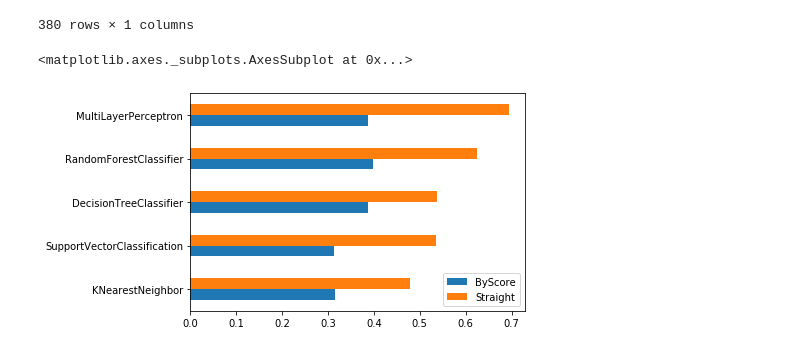
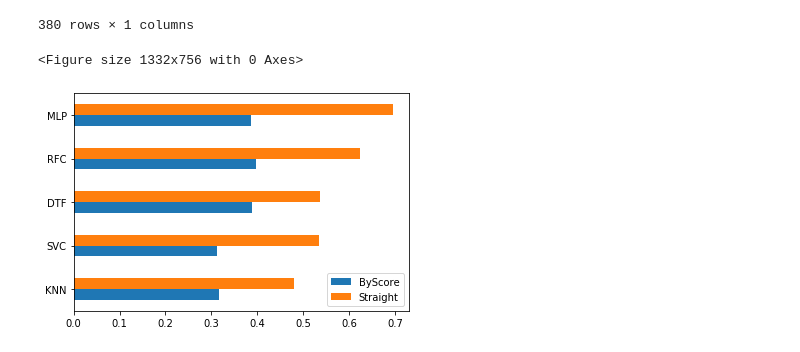
Before and after one commit to leppsalujyrgen/Entropy-of-Football-Statistics, a Jupyter notebook: Data Modelling/statistics-classifiers.ipynb, the cells around one changed output. Cells and saved outputs as stored; diff of their text form; code cells hidden in the pictures.

```diff
--- a/Data Modelling/statistics-classifiers.ipynb
+++ b/Data Modelling/statistics-classifiers.ipynb
@@ -334,17 +334,20 @@ def percent(predictions, labels):
 
 second = [percent(KNNpredicted, testlabels), percent(SVCpredicted, testlabels), percent(DTCpredicted, testlabels), percent(RFCpredicted, testlabels), percent(MLPpredicted, testlabels)]
 # %%
-classifiers = ["KNearestNeighbor", "SupportVectorClassification", "DecisionTreeClassifier", "RandomForestClassifier", "MultiLayerPerceptron"]
+classifiers = ["KNN", "SVC", "DTF", "RFC", "MLP"]
 
 # Convert data to pandas DataFrame.
 df = pd.DataFrame({"ByScore": first, "Straight": second}, index=classifiers)
 
 # Plot.
+fig = plt.gcf()
+fig.set_size_inches(18.5, 10.5)
 pd.concat(
     [df["ByScore"], df["Straight"]],
     axis=1).plot.barh()
+plt.savefig("classifier.png")
 # %% [output]
-<matplotlib.axes._subplots.AxesSubplot at 0x...>
+<Figure size 1332x756 with 0 Axes>
-[figure, old version]
+[figure, new version]
 # %%
 totalbest
```
Also changed, not shown: 3 other files.
